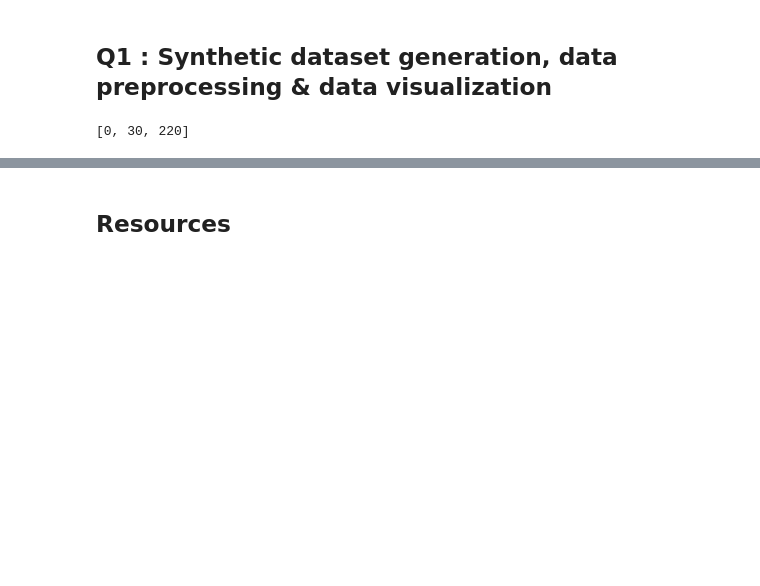
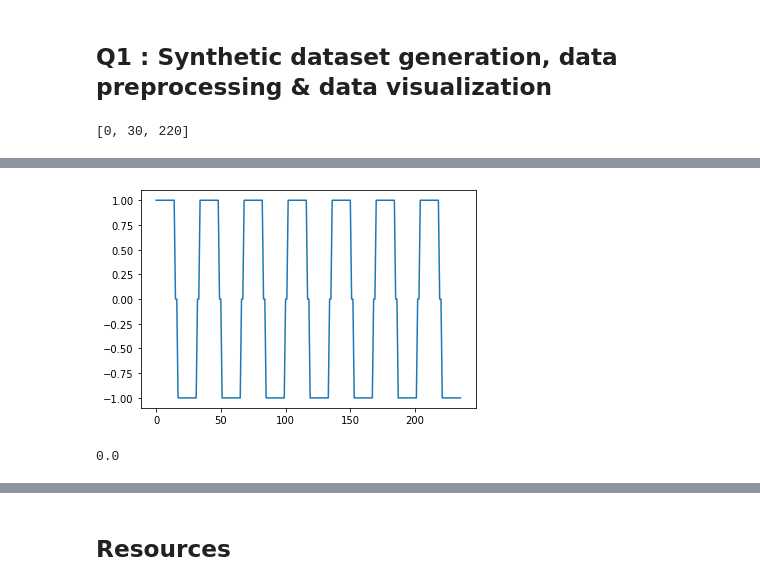
Before and after one commit to HesterLim/Applied-Data-Science-2021-Semester-2-Assignment-1, a Jupyter notebook: dataset-generate.ipynb, the cells around one changed output, grey strips where cells are left out. Cells and saved outputs as stored; diff of their text form; code cells hidden in the pictures; blank space fills up the shorter version.

```diff
--- a/dataset-generate.ipynb
+++ b/dataset-generate.ipynb
@@ -26,0 +102,13 @@ TC1
+# %%
+plt.plot(TC1);
+# %% [output]
+[figure, added]
+# %%
+# Find the mean
+total = 0
+for i in TC1:
+    total += i
+mean = total/len(TC1)
+mean
+# %% [output]
+0.0
```
Also changed, not shown: parts of 25 cells of this notebook.
